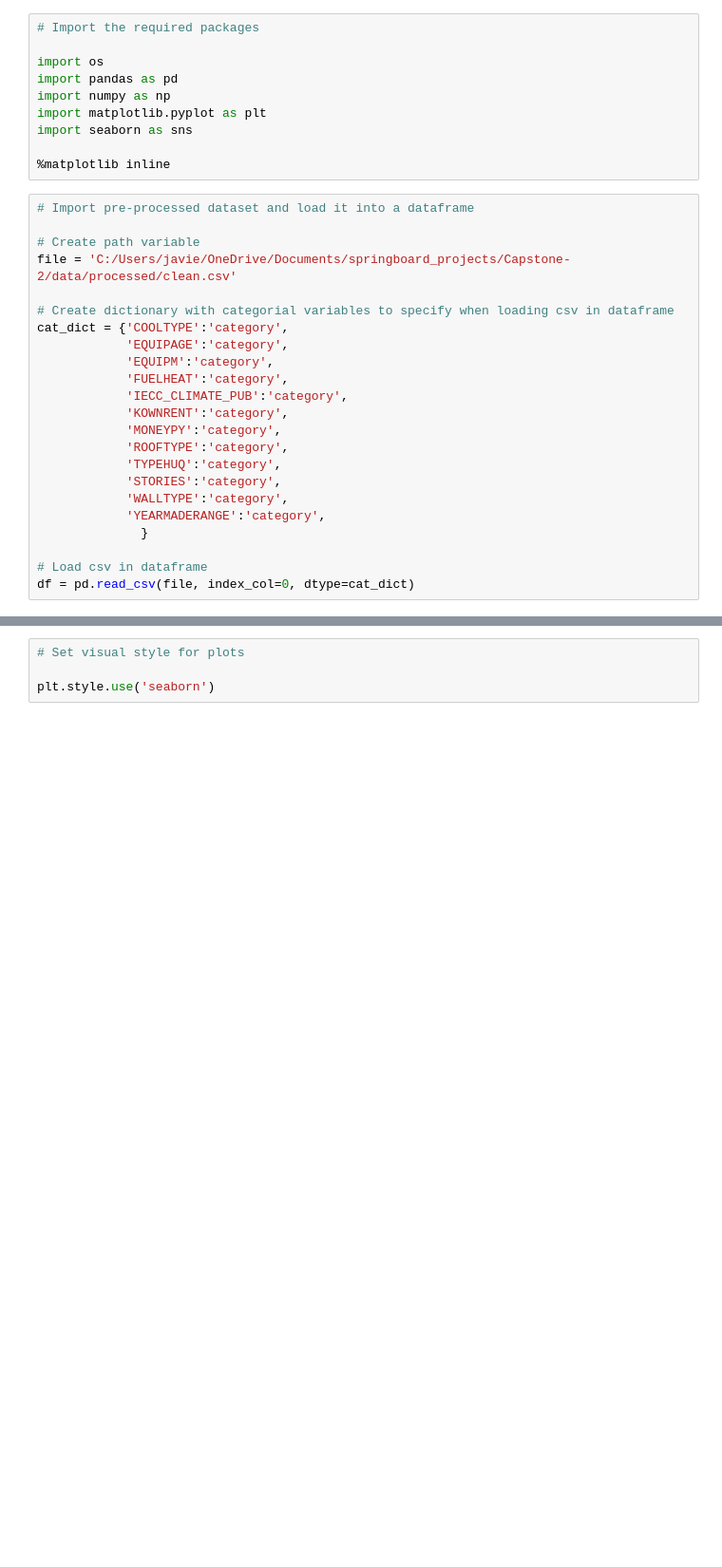
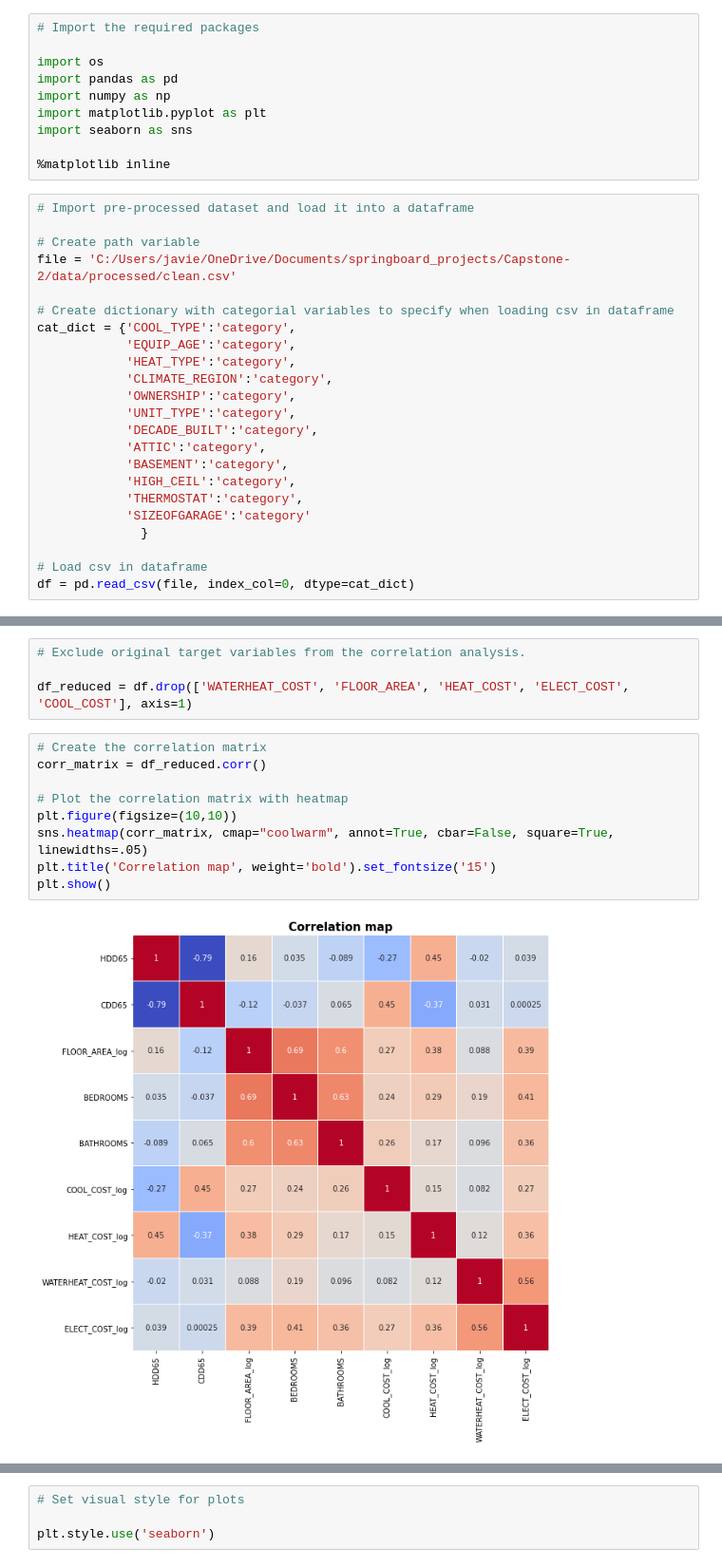
Before and after one commit to jvrnuno/Capstone-2, a Jupyter notebook: notebooks/2_JNT_exploratory_data_analysis.ipynb, the cells around one changed output, grey strips where cells are left out. Shown at 95% size. Drawn from its saved outputs; the diff is of its cells as text; blank space fills up the shorter version.

Commit message:
Add more graphs, comments

```diff
--- a/notebooks/2_JNT_exploratory_data_analysis.ipynb
+++ b/notebooks/2_JNT_exploratory_data_analysis.ipynb
@@ -26,18 +24,18 @@ import seaborn as sns
 file = 'C:/Users/javie/OneDrive/Documents/springboard_projects/Capstone-2/data/processed/clean.csv'
 
 # Create dictionary with categorial variables to specify when loading csv in dataframe
-cat_dict = {'COOLTYPE':'category',
-            'EQUIPAGE':'category',
-            'EQUIPM':'category',
-            'FUELHEAT':'category',
-            'IECC_CLIMATE_PUB':'category',
-            'KOWNRENT':'category',
-            'MONEYPY':'category',
-            'ROOFTYPE':'category',
-            'TYPEHUQ':'category',
-            'STORIES':'category',
-            'WALLTYPE':'category',
-            'YEARMADERANGE':'category',
+cat_dict = {'COOL_TYPE':'category',
+            'EQUIP_AGE':'category',
+            'HEAT_TYPE':'category',
+            'CLIMATE_REGION':'category',
+            'OWNERSHIP':'category',
+            'UNIT_TYPE':'category',
+            'DECADE_BUILT':'category',
+            'ATTIC':'category',
+            'BASEMENT':'category',
+            'HIGH_CEIL':'category',
+            'THERMOSTAT':'category',
+            'SIZEOFGARAGE':'category'
               }
 
 # Load csv in dataframe
@@ -66,0 +84,15 @@ df.head()
+# %%
+# Exclude original target variables from the correlation analysis.
+
+df_reduced = df.drop(['WATERHEAT_COST', 'FLOOR_AREA', 'HEAT_COST', 'ELECT_COST', 'COOL_COST'], axis=1)
+# %%
+# Create the correlation matrix
+corr_matrix = df_reduced.corr()
+
+# Plot the correlation matrix with heatmap
+plt.figure(figsize=(10,10))
+sns.heatmap(corr_matrix, cmap="coolwarm", annot=True, cbar=False, square=True, linewidths=.05)
+plt.title('Correlation map', weight='bold').set_fontsize('15')
+plt.show()
+# %% [output]
+[figure, added]
```
Also changed, not shown: parts of 90 cells of this notebook.
